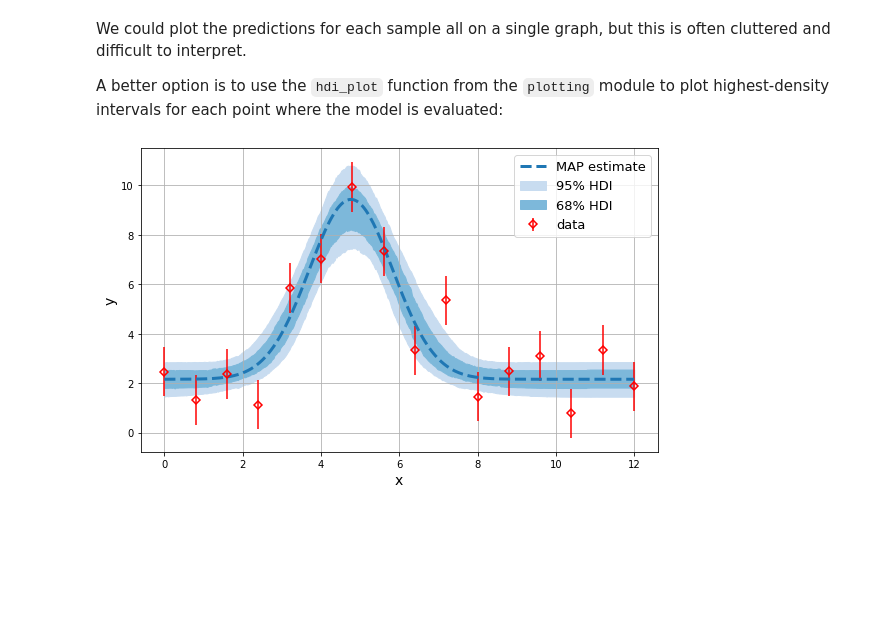
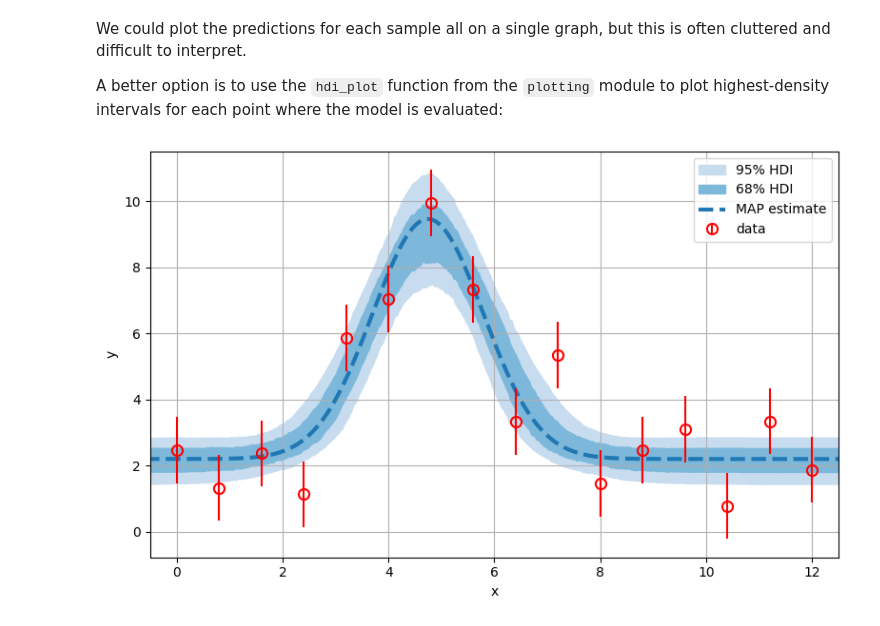
Before and after one commit to C-bowman/inference-tools, a Jupyter notebook: demos/gaussian_fitting_demo.ipynb, the cells around one changed output. Drawn from its saved outputs; the diff is of its cells as text; code cells hidden in the pictures; blank space fills up the shorter version.

```diff
--- a/demos/gaussian_fitting_demo.ipynb
+++ b/demos/gaussian_fitting_demo.ipynb
@@ -71,7 +77,11 @@ Inference-tools has a variety of likelihood classes which allow you to easily co
 As in this example we assume the errors on the y-data values to be Gaussian, we use the `GaussianLikelihood` class from the `likelihoods` module:
 # %%
 from inference.likelihoods import GaussianLikelihood
-likelihood = GaussianLikelihood(y_data=y_data, sigma=y_error, forward_model=PeakModel(x_data))
+likelihood = GaussianLikelihood(
+    y_data=y_data,
+    sigma=y_error,
+    forward_model=PeakModel(x_data)
+)
 # %% [markdown]
 Instances of the likelihood classes can be called as functions, and return the log-likelihood when passed a vector of model parameters:
 # %%
@@ -162,5 +173,5 @@ can be chosen by setting the `burn` attribute of the chain object:
-# %%
-chain.burn = 5000
+# %%
+burn = 1500
 # %% [markdown]
 ## __Using the sample to infer the model parameters__
 
@@ -184,9 +195,9 @@ We can assess the level of uncertainty in the model predictions by passing each
 through the forward-model and observing the distribution of model expressions that result:
 # %%
 # generate an axis on which to evaluate the model
-x_fits = linspace(0, 12, 500)
+x_fits = linspace(-1, 13, 500)
 # get the sample
-sample = chain.get_sample()
+sample = chain.get_sample(burn=burn)
 # pass each through the forward model
 curves = array([PeakModel.forward_model(x_fits, theta) for theta in sample])
 # %% [markdown]
@@ -198,20 +209,23 @@ highest-density intervals for each point where the model is evaluated:
 # %%
 from inference.plotting import hdi_plot
 fig = plt.figure(figsize=(8, 5))
-ax = fig.add_subplot(111)
+ax = fig.add_subplot(1, 1, 1)
 hdi_plot(x_fits, curves, intervals=[0.68, 0.95], axis=ax)
 
 # plot the MAP estimate (the sample with the single highest posterior probability)
 MAP_prediction = PeakModel.forward_model(x_fits, chain.mode())
 ax.plot(x_fits, MAP_prediction, ls='dashed', lw=3, c='C0', label='MAP estimate')
 # build the rest of the plot
-ax.errorbar(x_data, y_data, yerr=y_error, linestyle='none', c='red', label='data',
-             marker='D', markerfacecolor='none', markeredgewidth=1.5, markersize=6)
+ax.errorbar(
+    x_data, y_data, yerr=y_error, linestyle='none', c='red', label='data',
+    marker='o', markerfacecolor='none', markeredgewidth=1.5, markersize=8
+)
 ax.set_xlabel('x')
 ax.set_ylabel('y')
+ax.set_xlim([-0.5, 12.5])
 ax.legend()
 ax.grid()
 plt.tight_layout()
 plt.show()
 # %% [output]
-[figure, old version]
+[figure, new version]
```
Also changed, not shown: parts of 9 cells of this notebook, 5 other files.
